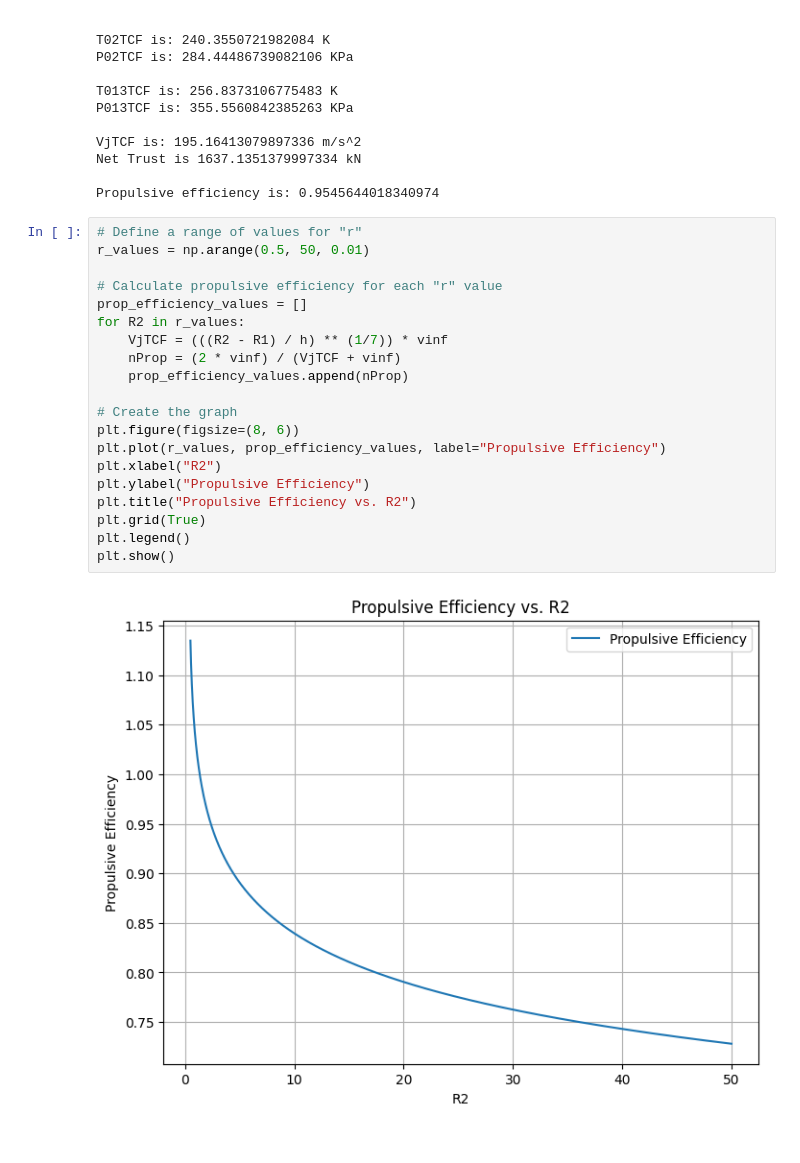
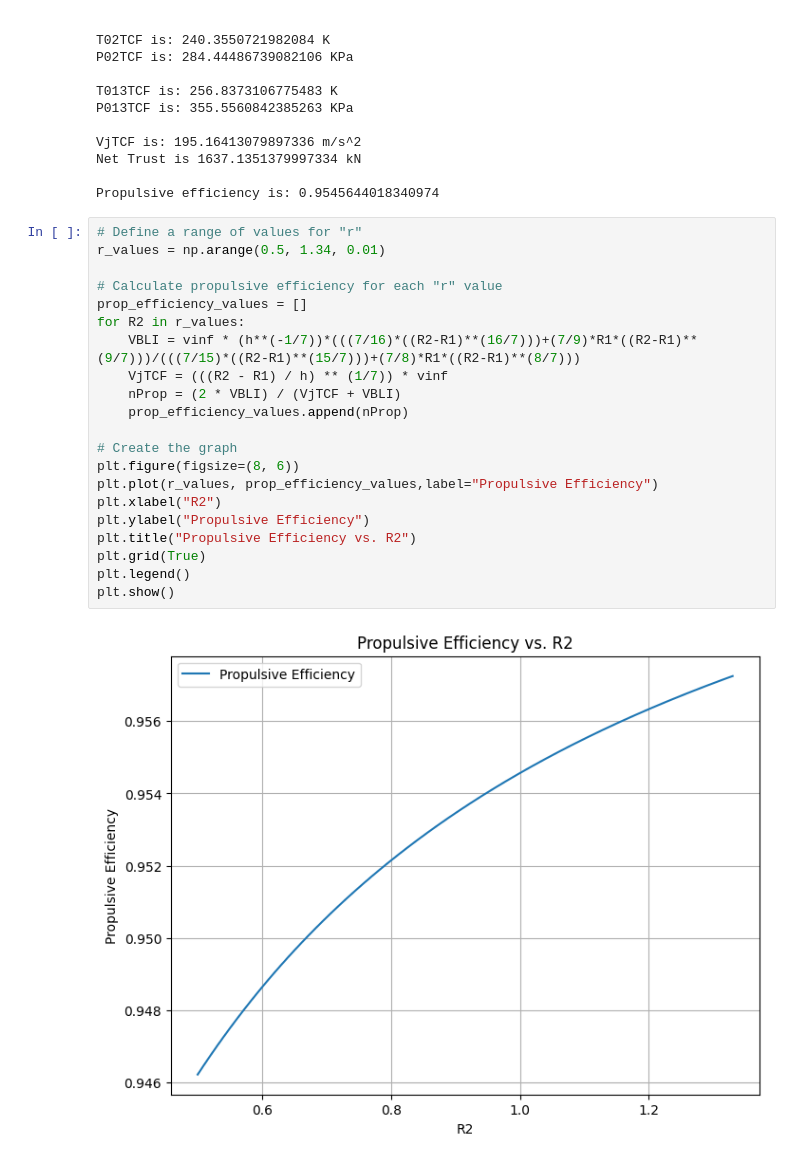
Before and after one commit to Bh00fie/CW1---Aircraft-Propulsion, a Jupyter notebook: CW1_jupiter.ipynb, the cells around one changed output. Drawn from its saved outputs; the diff is of its cells as text.

Commit message:
displayed graph of propulsive efficiency against R2 correctly

```diff
--- a/CW1_jupiter.ipynb
+++ b/CW1_jupiter.ipynb
@@ -208,23 +208,24 @@ Net Trust is 1637.1351379997334 kN
 Propulsive efficiency is: 0.9545644018340974
 # %%
 # Define a range of values for "r"
-r_values = np.arange(0.5, 50, 0.01)
+r_values = np.arange(0.5, 1.34, 0.01)
 
 # Calculate propulsive efficiency for each "r" value
 prop_efficiency_values = []
 for R2 in r_values:
+    VBLI = vinf * (h**(-1/7))*(((7/16)*((R2-R1)**(16/7)))+(7/9)*R1*((R2-R1)**(9/7)))/(((7/15)*((R2-R1)**(15/7)))+(7/8)*R1*((R2-R1)**(8/7)))
     VjTCF = (((R2 - R1) / h) ** (1/7)) * vinf
-    nProp = (2 * vinf) / (VjTCF + vinf)
+    nProp = (2 * VBLI) / (VjTCF + VBLI)
     prop_efficiency_values.append(nProp)
 
 # Create the graph
 plt.figure(figsize=(8, 6))
-plt.plot(r_values, prop_efficiency_values, label="Propulsive Efficiency")
+plt.plot(r_values, prop_efficiency_values,label="Propulsive Efficiency")
 plt.xlabel("R2")
 plt.ylabel("Propulsive Efficiency")
 plt.title("Propulsive Efficiency vs. R2")
 plt.grid(True)
 plt.legend()
 plt.show()
 # %% [output]
-[figure, old version]
+[figure, new version]
```
